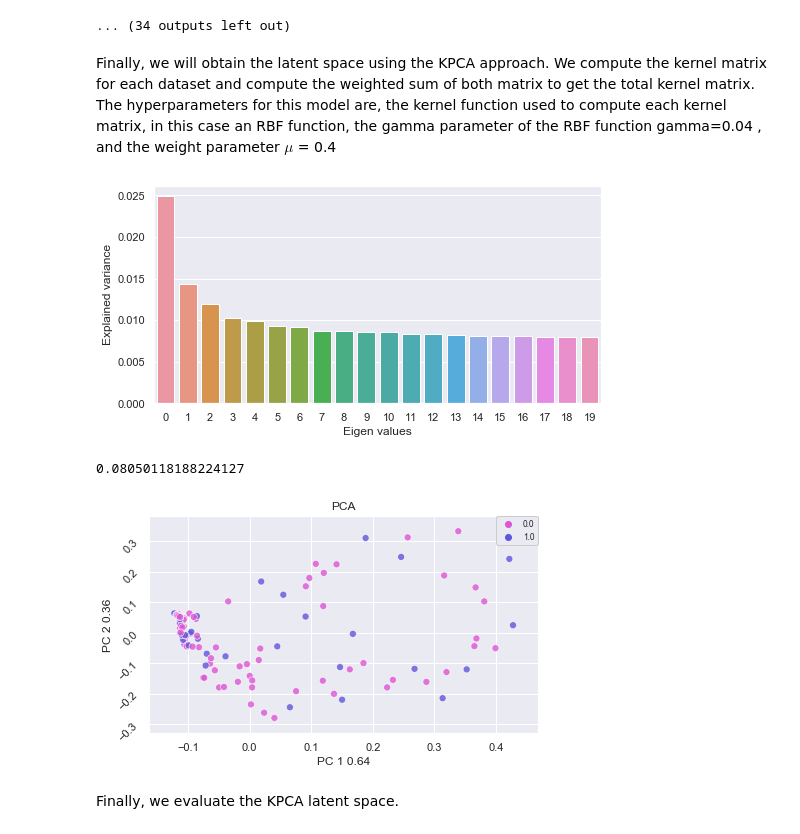
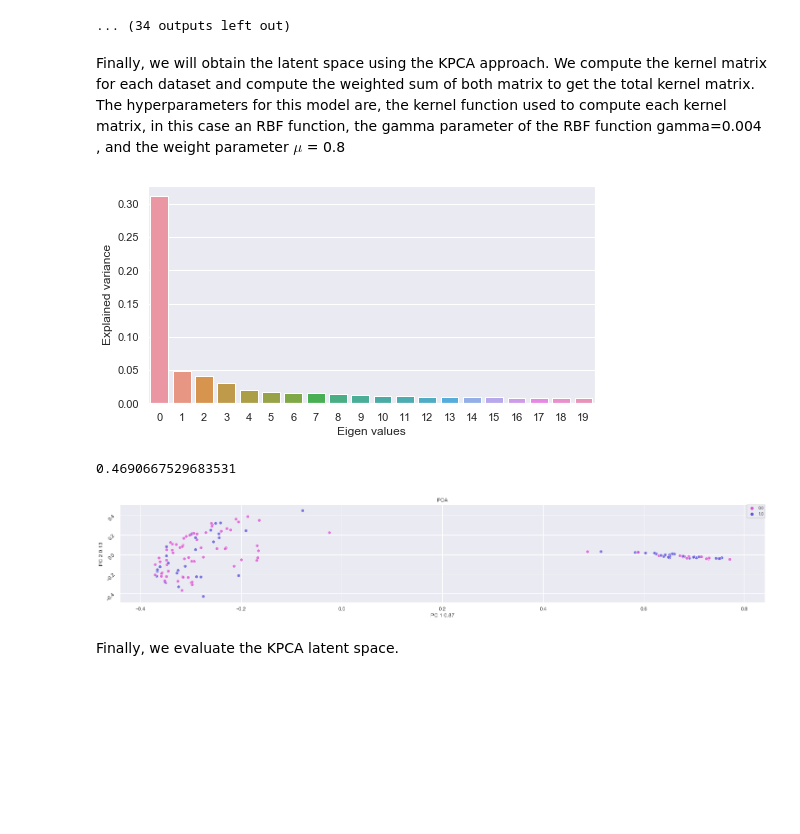
Before and after one commit to TomasSuarezL/oss-stage-2019, a Jupyter notebook: Multiomic Dataset/Multiomic_Results.ipynb, the cells around one changed output. Cells and saved outputs as stored; diff of their text form; code cells hidden in the pictures; blank space fills up the shorter version.

```diff
--- a/Multiomic Dataset/Multiomic_Results.ipynb
+++ b/Multiomic Dataset/Multiomic_Results.ipynb
@@ -420,14 +430,14 @@ PCA on single-modal explained variance ratio: 0.9603217244148254
 [figure]
 ... (34 outputs left out)
 # %% [markdown]
-Finally, we will obtain the latent space using the KPCA approach. We compute the kernel matrix for each dataset and compute the weighted sum of both matrix to get the total kernel matrix. The hyperparameters for this model are, the kernel function used to compute each kernel matrix, in this case an RBF function, the gamma parameter of the RBF function gamma=0.04 , and the weight parameter $\mu$ = 0.4
+Finally, we will obtain the latent space using the KPCA approach. We compute the kernel matrix for each dataset and compute the weighted sum of both matrix to get the total kernel matrix. The hyperparameters for this model are, the kernel function used to compute each kernel matrix, in this case an RBF function, the gamma parameter of the RBF function gamma=0.004 , and the weight parameter $\mu$ = 0.8
 # %%
 # Apply rbf kernel to divided datasets
-X_latent_kpca, X_latent_kpca_test = Models.perform_multi_KPCA(X_train_first_norm, X_train_second_norm, y_train, gamma=0.04, mu=0.4)
+X_latent_kpca, X_latent_kpca_test, kpca = Models.perform_multi_KPCA(X_train_first_norm, X_train_second_norm, y_train, X_test_first_norm, X_test_second_norm, gamma=0.004, mu=0.8)
 # %% [output]
-[figure, old version]
+[figure, new version]
-0.08050118188224127
+0.4690667529683531
-[figure, old version]
+[figure, new version]
 # %% [markdown]
 Finally, we evaluate the KPCA latent space.
 # %%
```
Also changed, not shown: parts of 12 cells of this notebook, 6 other files.
